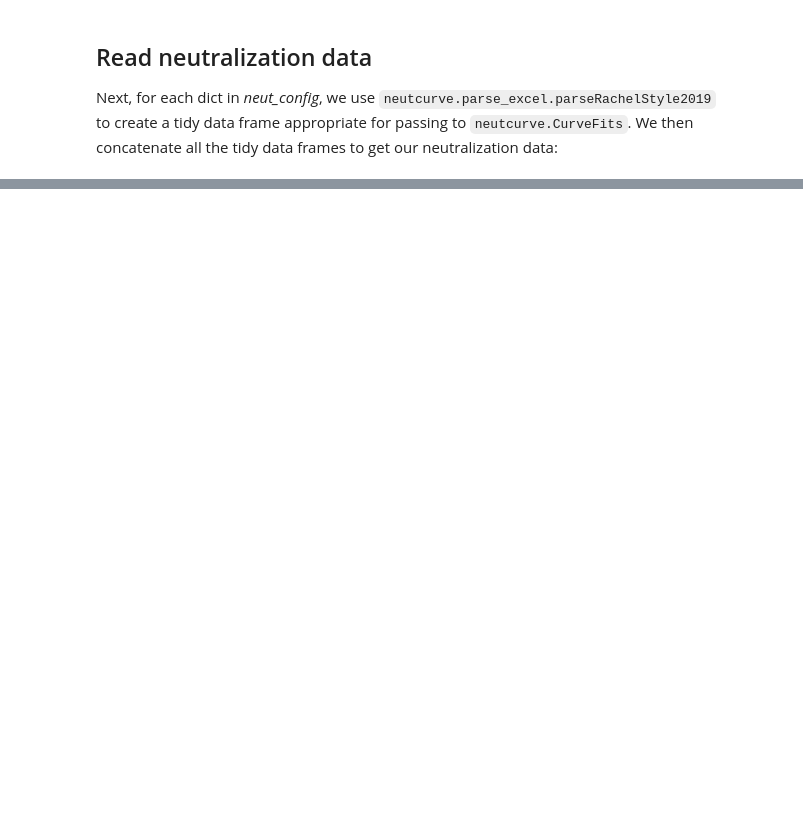
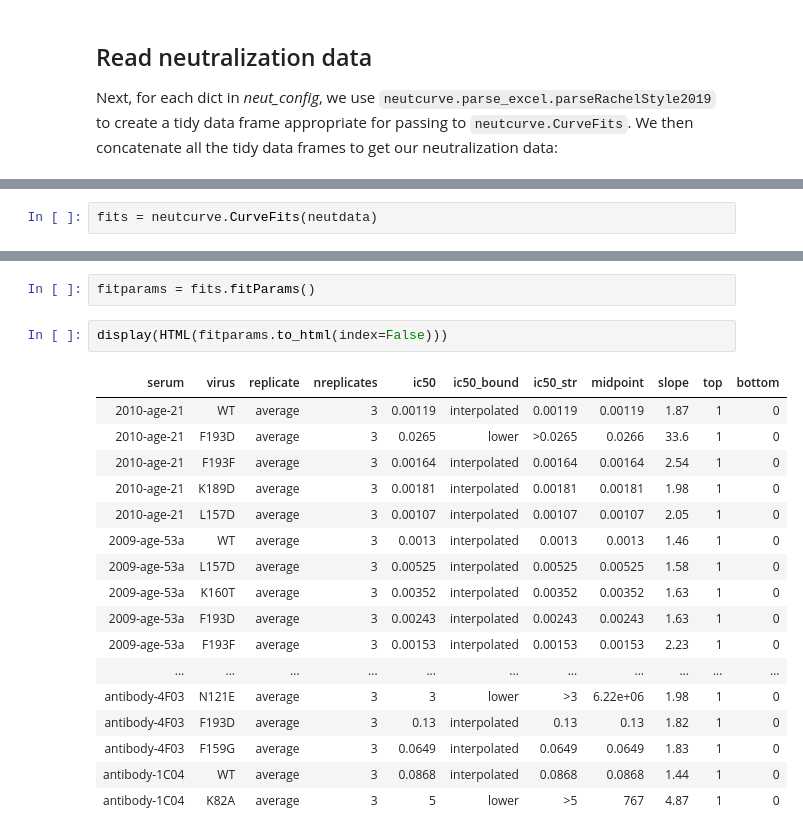
Before and after one commit to jbloomlab/map_flu_serum_Perth2009_H3_HA, a Jupyter notebook: neutralization_assays/neutralization_curves.ipynb, the cells around one changed output, grey strips where cells are left out. Saved outputs shown, nothing was run; the diff lists cells and outputs as text; blank space fills up the shorter version.

```diff
--- a/neutralization_assays/neutralization_curves.ipynb
+++ b/neutralization_assays/neutralization_curves.ipynb
@@ -149,0 +103,2 @@ showPDF('./plots/ferret_WHOCC_Vic11.pdf')
+# %%
+fits = neutcurve.CurveFits(neutdata)
@@ -149,0 +133,22 @@ showPDF('./plots/ferret_WHOCC_Vic11.pdf')
+# %%
+fitparams = fits.fitParams()
+# %%
+display(HTML(fitparams.to_html(index=False)))
+# %% [output]
+| serum | virus | replicate | nreplicates | ic50 | ic50_bound | ic50_str | midpoint | slope | top | bottom |
+| 2010-age-21 | WT | average | 3 | 0.00119 | interpolated | 0.00119 | 0.00119 | 1.87 | 1 | 0 |
+| 2010-age-21 | F193D | average | 3 | 0.0265 | lower | >0.0265 | 0.0266 | 33.6 | 1 | 0 |
+| 2010-age-21 | F193F | average | 3 | 0.00164 | interpolated | 0.00164 | 0.00164 | 2.54 | 1 | 0 |
+| 2010-age-21 | K189D | average | 3 | 0.00181 | interpolated | 0.00181 | 0.00181 | 1.98 | 1 | 0 |
+| 2010-age-21 | L157D | average | 3 | 0.00107 | interpolated | 0.00107 | 0.00107 | 2.05 | 1 | 0 |
+| 2009-age-53a | WT | average | 3 | 0.0013 | interpolated | 0.0013 | 0.0013 | 1.46 | 1 | 0 |
+| 2009-age-53a | L157D | average | 3 | 0.00525 | interpolated | 0.00525 | 0.00525 | 1.58 | 1 | 0 |
+| 2009-age-53a | K160T | average | 3 | 0.00352 | interpolated | 0.00352 | 0.00352 | 1.63 | 1 | 0 |
+| 2009-age-53a | F193D | average | 3 | 0.00243 | interpolated | 0.00243 | 0.00243 | 1.63 | 1 | 0 |
+| 2009-age-53a | F193F | average | 3 | 0.00153 | interpolated | 0.00153 | 0.00153 | 2.23 | 1 | 0 |
+| ... | ... | ... | ... | ... | ... | ... | ... | ... | ... | ... |
+| antibody-4F03 | N121E | average | 3 | 3 | lower | >3 | 6.22e+06 | 1.98 | 1 | 0 |
+| antibody-4F03 | F193D | average | 3 | 0.13 | interpolated | 0.13 | 0.13 | 1.82 | 1 | 0 |
+| antibody-4F03 | F159G | average | 3 | 0.0649 | interpolated | 0.0649 | 0.0649 | 1.83 | 1 | 0 |
+| antibody-1C04 | WT | average | 3 | 0.0868 | interpolated | 0.0868 | 0.0868 | 1.44 | 1 | 0 |
+| antibody-1C04 | K82A | average | 3 | 5 | lower | >5 | 767 | 4.87 | 1 | 0 |
```
Also changed, not shown: parts of 10 cells of this notebook, 2 other files.
